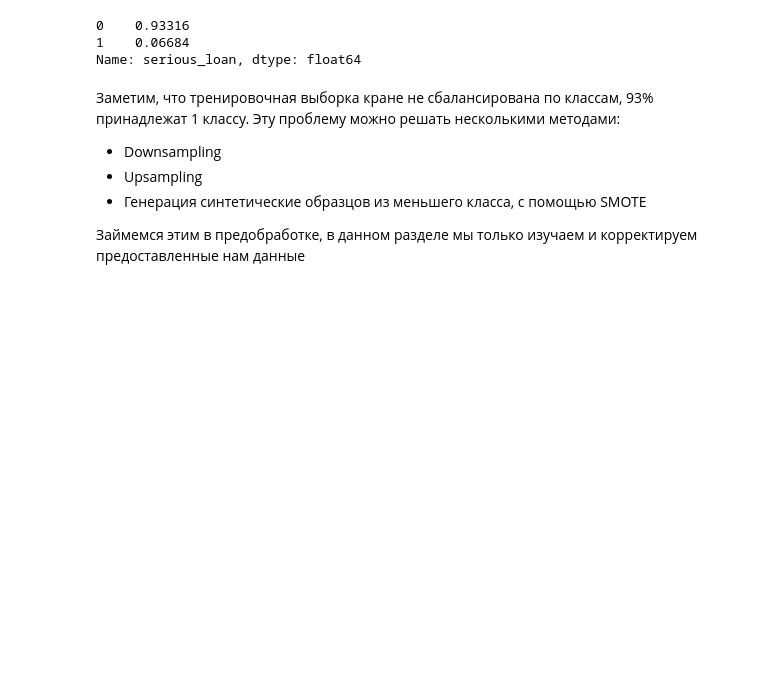
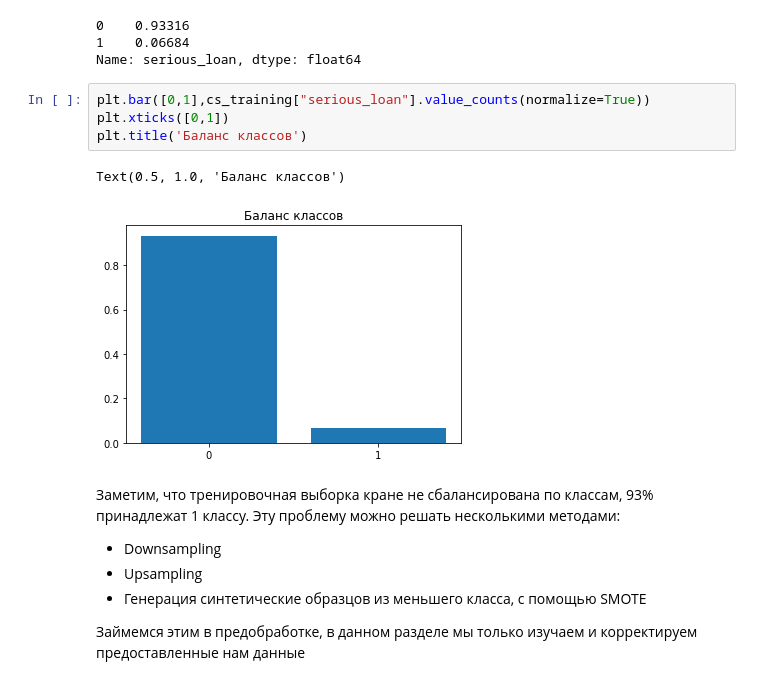
Before and after one commit to Stuksus/Credit_scoring_model, a Jupyter notebook: main.ipynb, the cells around one changed output. Cells and saved outputs as stored; diff of their text form; blank space fills up the shorter version.

```diff
--- a/main.ipynb
+++ b/main.ipynb
@@ -646,6 +641,13 @@ cs_training["serious_loan"].value_counts(normalize=True)
 0    0.93316
 1    0.06684
 Name: serious_loan, dtype: float64
+# %%
+plt.bar([0,1],cs_training["serious_loan"].value_counts(normalize=True))
+plt.xticks([0,1])
+plt.title('Баланс классов')
+# %% [output]
+Text(0.5, 1.0, 'Баланс классов')
+[figure, added]
 # %% [markdown]
 Заметим, что тренировочная выборка кране не сбалансирована по классам, 93% принадлежат 1 классу. Эту проблему можно решать несколькими методами:
 - Downsampling
```
Also changed, not shown: parts of 45 cells of this notebook.
